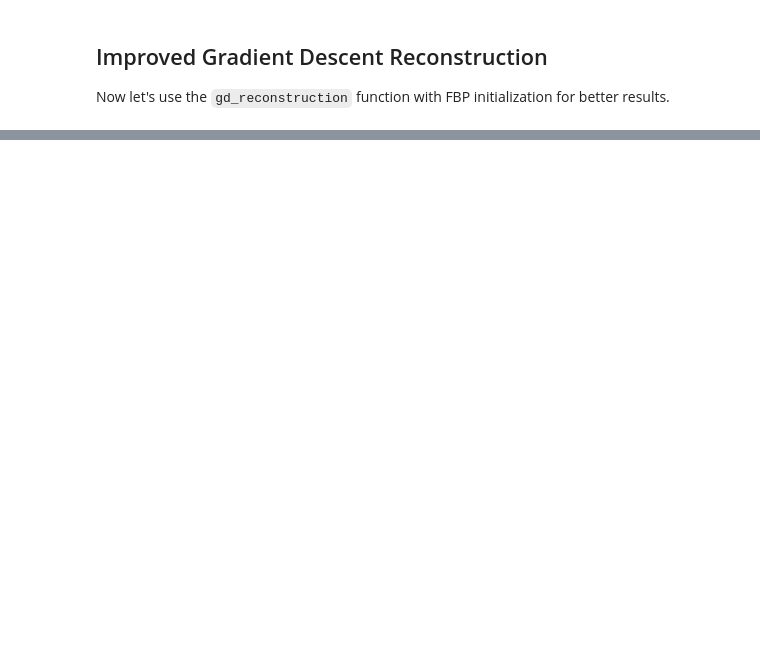
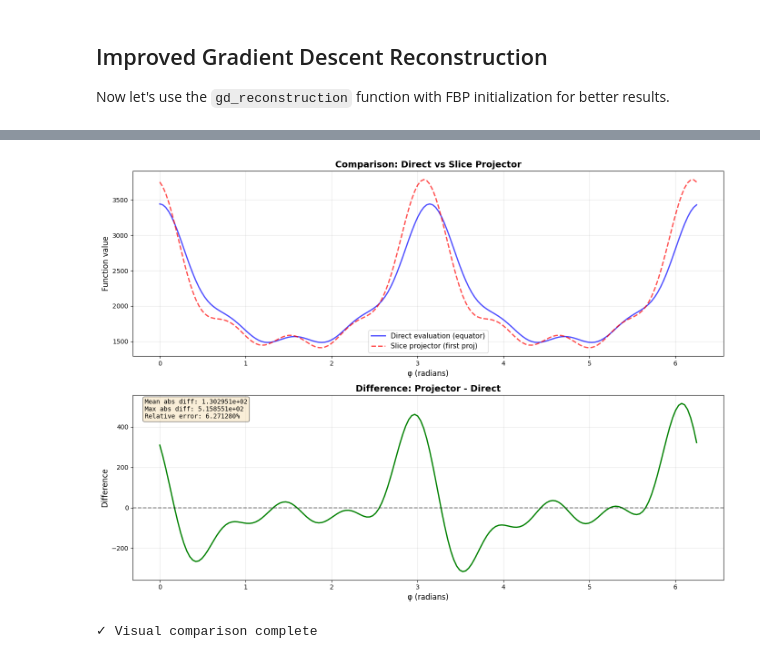
Before and after one commit to lfbarba/smartt, a Jupyter notebook: notebooks/astra_projector.ipynb, the cells around one changed output, grey strips where cells are left out. Drawn from its saved outputs; the diff is of its cells as text; code cells hidden in the pictures; blank space fills up the shorter version.

```diff
--- a/notebooks/astra_projector.ipynb
+++ b/notebooks/astra_projector.ipynb
@@ -1726,0 +1437,18 @@ Relative difference: 5.48%
+# %%
+# Reload the slice projector module with updated code
+import sys
+if 'smartt.projectors.slice_projector' in sys.modules:
+    del sys.modules['smartt.projectors.slice_projector']
+if 'smartt.projectors' in sys.modules:
+    del sys.modules['smartt.projectors']
+
+from smartt.projectors import SphericalHarmonicSliceProjector
+
+# Recreate the projector
+slice_projector = SphericalHarmonicSliceProjector(
+    ell_max=8,
+    geometry=geometry,
+    device=device
+)
+
+print("✓ Reloaded slice projector module")
@@ -1726,0 +1558,39 @@ Relative difference: 5.48%
+# %%
+# Visual comparison
+fig, axes = plt.subplots(2, 1, figsize=(14, 10))
+
+# Plot 1: Overlay comparison
+ax = axes[0]
+ax.plot(phi_angles, direct_values, 'b-', linewidth=2, label='Direct evaluation (equator)', alpha=0.7)
+ax.plot(phi_angles, first_proj_samples, 'r--', linewidth=2, label='Slice projector (first proj)', alpha=0.7)
+ax.set_xlabel('φ (radians)', fontsize=12)
+ax.set_ylabel('Function value', fontsize=12)
+ax.set_title('Comparison: Direct vs Slice Projector', fontsize=14, fontweight='bold')
+ax.grid(True, alpha=0.3)
+ax.legend(fontsize=11)
+
+# Plot 2: Difference
+ax = axes[1]
+difference = first_proj_samples - direct_values
+ax.plot(phi_angles, difference, 'g-', linewidth=2)
+ax.set_xlabel('φ (radians)', fontsize=12)
+ax.set_ylabel('Difference', fontsize=12)
+ax.set_title('Difference: Projector - Direct', fontsize=14, fontweight='bold')
+ax.grid(True, alpha=0.3)
+ax.axhline(y=0, color='k', linestyle='--', alpha=0.5)
+
+# Add stats to difference plot
+stats_text = f"Mean abs diff: {np.abs(difference).mean():.6e}\n"
+stats_text += f"Max abs diff: {np.abs(difference).max():.6e}\n"
+stats_text += f"Relative error: {np.abs(difference).mean() / np.abs(direct_values).mean():.6%}"
+ax.text(0.02, 0.98, stats_text, transform=ax.transAxes,
+        fontsize=10, verticalalignment='top', family='monospace',
+        bbox=dict(boxstyle='round', facecolor='wheat', alpha=0.5))
+
+plt.tight_layout()
+plt.show()
+
+print(f"\n✓ Visual comparison complete")
+# %% [output]
+[figure, added]
+✓ Visual comparison complete
```
Also changed, not shown: parts of 98 cells of this notebook, 3 other files.
